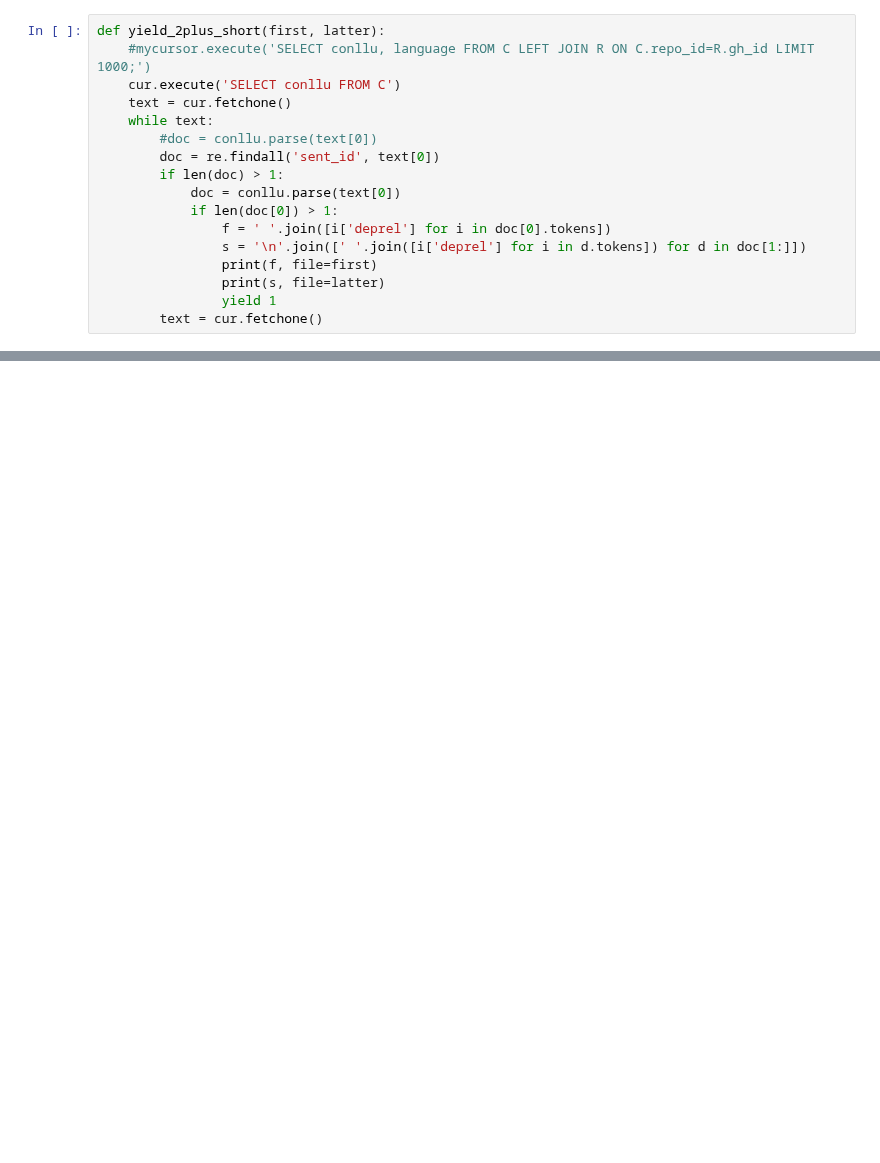
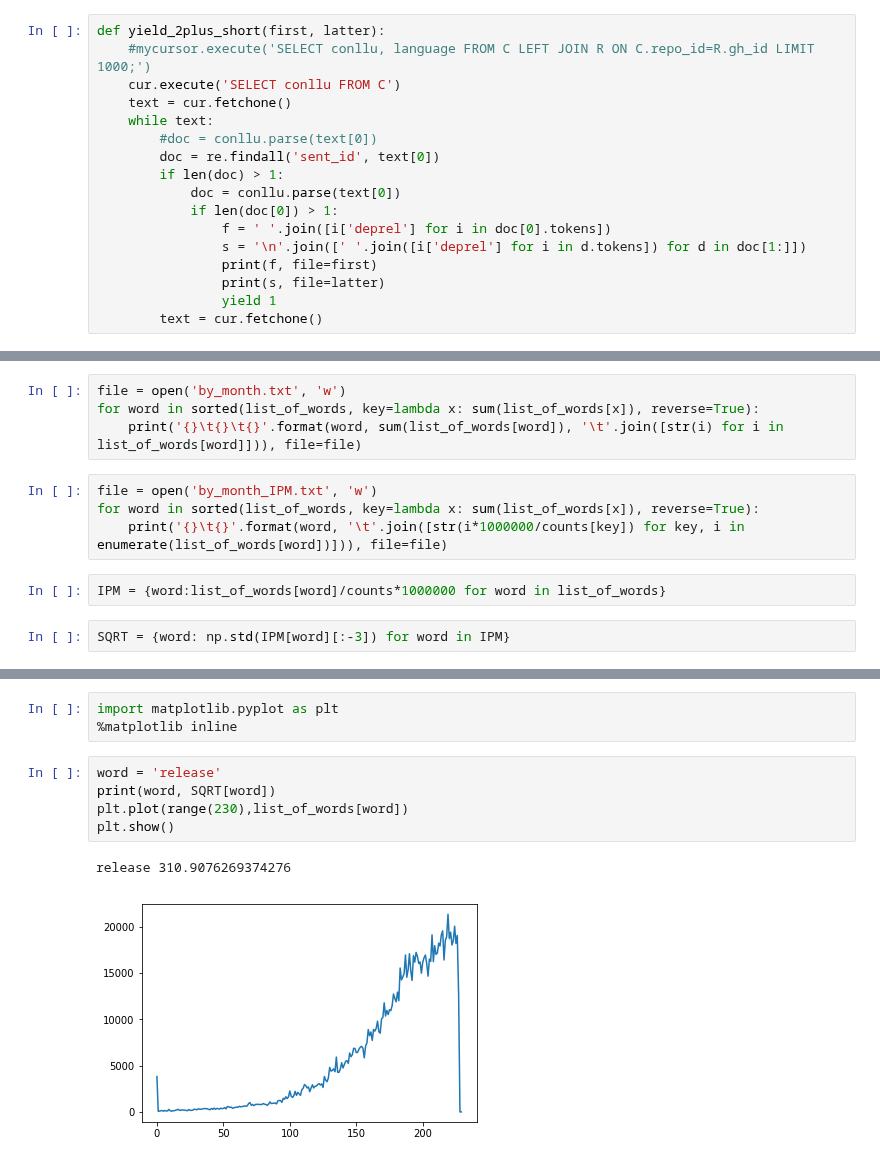
Before and after one commit to dkbrz/Git_Commits, a Jupyter notebook: notebooks/final_notebooks/frequent_commits.ipynb, the cells around one changed output, grey strips where cells are left out. Drawn from its saved outputs; the diff is of its cells as text; blank space fills up the shorter version.

```diff
--- a/notebooks/final_notebooks/frequent_commits.ipynb
+++ b/notebooks/final_notebooks/frequent_commits.ipynb
@@ -65,0 +340,12 @@ for text in tqdm(yield_2plus_short(first, latter)):
+# %%
+file = open('by_month.txt', 'w')
+for word in sorted(list_of_words, key=lambda x: sum(list_of_words[x]), reverse=True):
+    print('{}\t{}\t{}'.format(word, sum(list_of_words[word]), '\t'.join([str(i) for i in list_of_words[word]])), file=file)
+# %%
+file = open('by_month_IPM.txt', 'w')
+for word in sorted(list_of_words, key=lambda x: sum(list_of_words[x]), reverse=True):
+    print('{}\t{}'.format(word, '\t'.join([str(i*1000000/counts[key]) for key, i in enumerate(list_of_words[word])])), file=file)
+# %%
+IPM = {word:list_of_words[word]/counts*1000000 for word in list_of_words}
+# %%
+SQRT = {word: np.std(IPM[word][:-3]) for word in IPM}
@@ -65,0 +376,11 @@ for text in tqdm(yield_2plus_short(first, latter)):
+# %%
+import matplotlib.pyplot as plt
+%matplotlib inline
+# %%
+word = 'release'
+print(word, SQRT[word])
+plt.plot(range(230),list_of_words[word])
+plt.show()
+# %% [output]
+release 310.9076269374276
+[figure, added]
```
Also changed, not shown: parts of 51 cells of this notebook, 7 other files.
